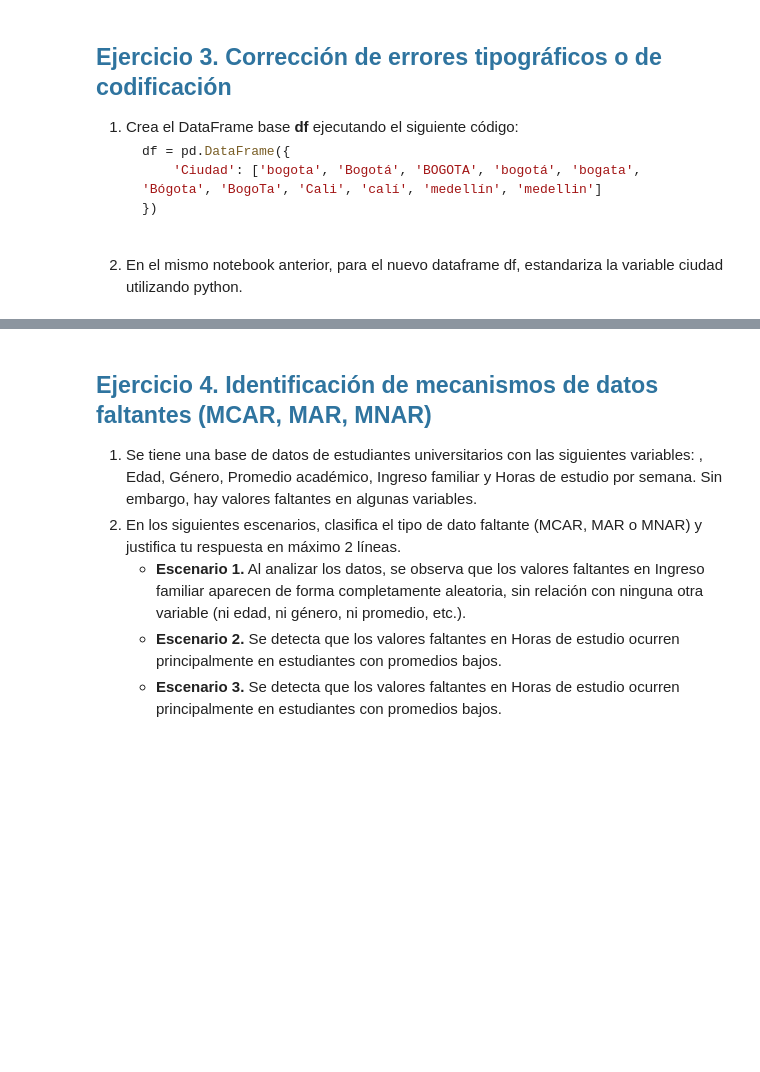
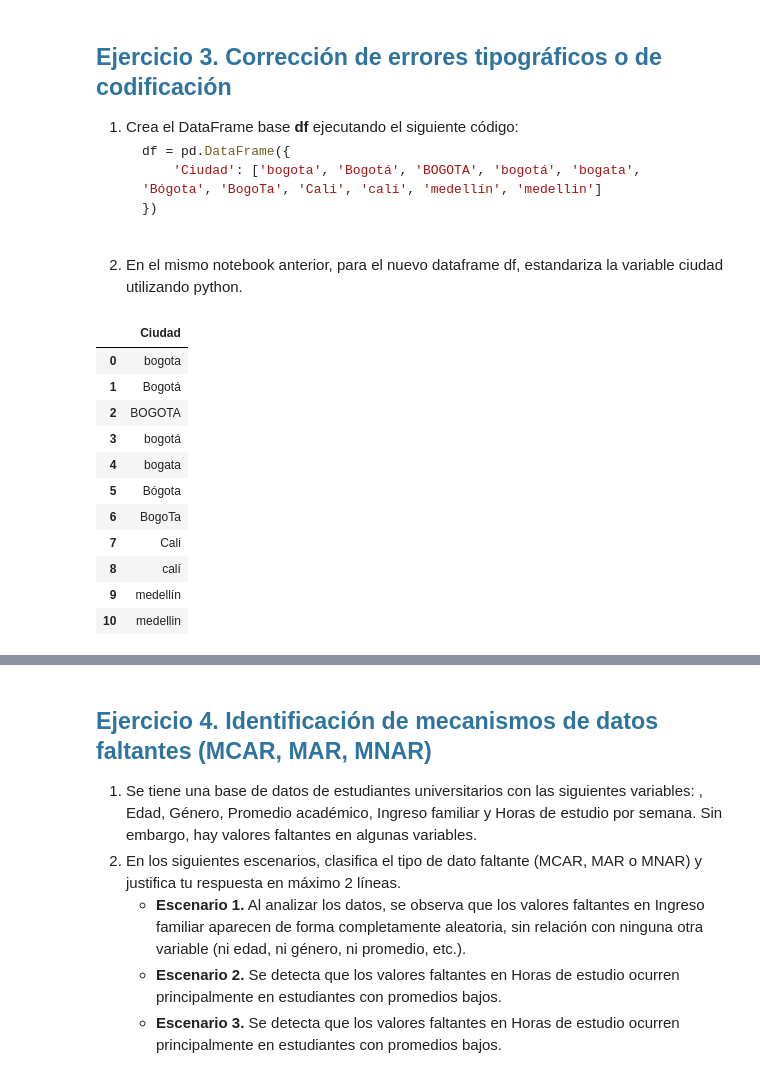
Before and after one commit to Veritax0/BEV-vs-ICE, a Jupyter notebook: sesiones_practicas/sp_5_Juan_Manuel_Vera.ipynb, the cells around one changed output, grey strips where cells are left out. Cells and saved outputs as stored; diff of their text form; code cells hidden in the pictures; blank space fills up the shorter version.

```diff
--- a/sesiones_practicas/sp_5_Juan_Manuel_Vera.ipynb
+++ b/sesiones_practicas/sp_5_Juan_Manuel_Vera.ipynb
@@ -150,3 +208,22 @@ df
     })
 
 2.  En el mismo notebook anterior, para el nuevo dataframe df, estandariza la variable ciudad utilizando python.
+# %%
+df = pd.DataFrame({
+    'Ciudad': ['bogota', 'Bogotá', 'BOGOTA', 'bogotá', 'bogata', 'Bógota', 'BogoTa', 'Cali', 'calí', 'medellín', 'medellin']
+})
+# %%
+df
+# %% [output]
+|  | Ciudad |
+| 0 | bogota |
+| 1 | Bogotá |
+| 2 | BOGOTA |
+| 3 | bogotá |
+| 4 | bogata |
+| 5 | Bógota |
+| 6 | BogoTa |
+| 7 | Cali |
+| 8 | calí |
+| 9 | medellín |
+| 10 | medellin |
```
Also changed, not shown: parts of 18 cells of this notebook.
